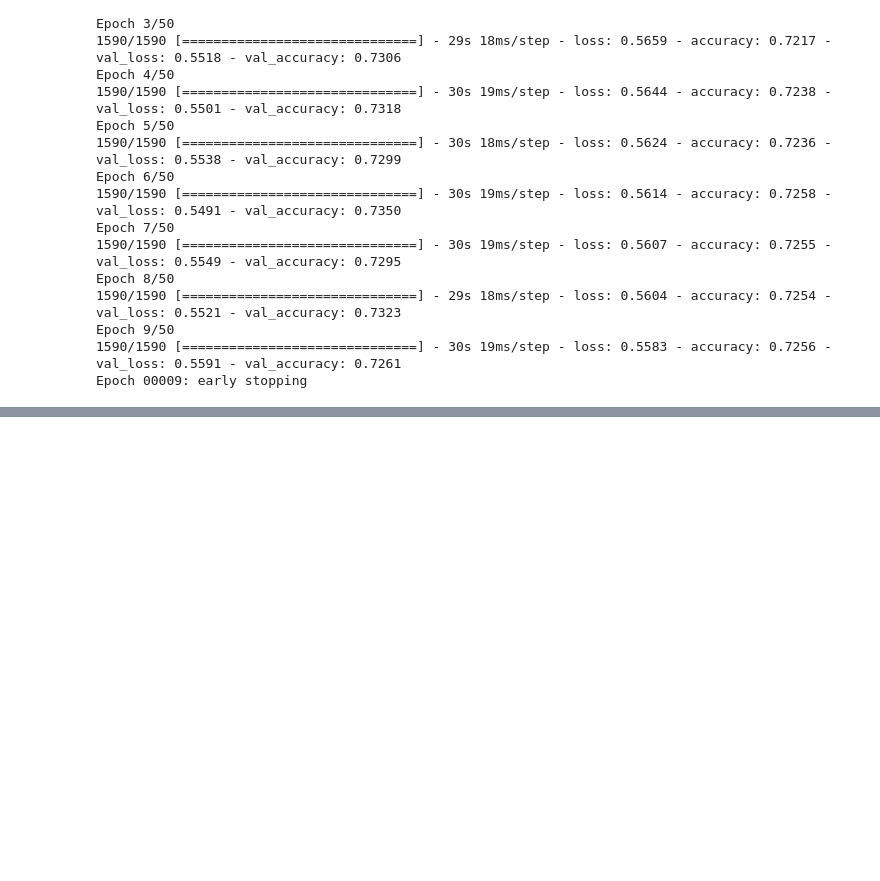
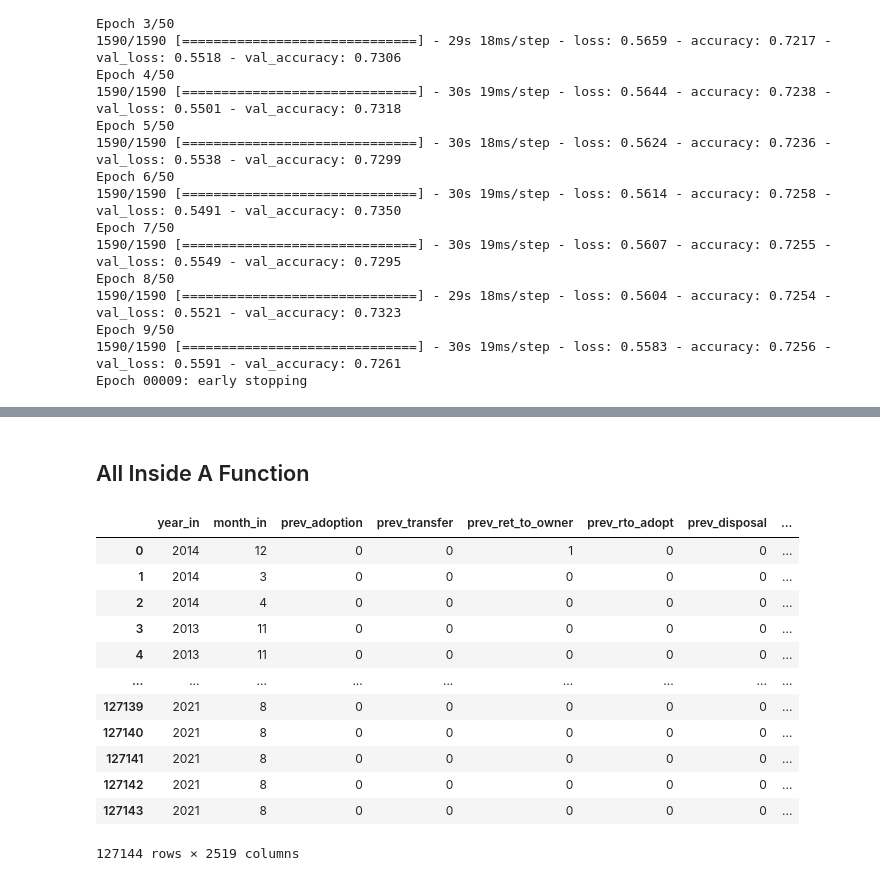
Before and after one commit to bpberry0324/animal_shelter_outcomes, a Jupyter notebook: scrap/evan_models.ipynb, the cells around one changed output, grey strips where cells are left out. Saved outputs shown, nothing was run; the diff lists cells and outputs as text; code cells hidden in the pictures; blank space fills up the shorter version.

```diff
--- a/scrap/evan_models.ipynb
+++ b/scrap/evan_models.ipynb
@@ -546,0 +644,47 @@ Epoch 00009: early stopping
+# %% [markdown]
+## All Inside A Function
+# %%
+def onehot_dataframe(df):
+  '''
+
+    Takes in a dataframe, and returns a dataframe that will be similar to the
+    get_dummies from pandas.
+    YOU MUST HAVE ONE HOT ENCODER IMPORTED FOR THIS TO WORK!
+  '''
+
+  # get our numeric columns
+  numeric = X.select_dtypes([int,float])
+
+  # get our categorical columns
+  categorical = X.select_dtypes([object])
+
+  # preserve the names of our categorical data
+  categorical_fnames = categorical.dtypes.keys() # preserve the names
+
+  # make sure you are importing one hot encoder, or this function will not work
+  enc = OneHotEncoder(drop='first',sparse=False)
+
+  # categorical is now an array of arrays
+  categorical = enc.fit_transform(categorical)
+
+  dummy_cat_names = enc.get_feature_names(categorical_fnames)
+
+  categorical_df = pd.DataFrame(categorical, columns=dummy_cat_names)
+
+  return pd.concat([numeric, categorical_df], axis=1)
+# %%
+onehot_dataframe(X)
+# %% [output]
+|  | year_in | month_in | prev_adoption | prev_transfer | prev_ret_to_owner | prev_rto_adopt | prev_disposal | ... |
+| 0 | 2014 | 12 | 0 | 0 | 1 | 0 | 0 | ... |
+| 1 | 2014 | 3 | 0 | 0 | 0 | 0 | 0 | ... |
+| 2 | 2014 | 4 | 0 | 0 | 0 | 0 | 0 | ... |
+| 3 | 2013 | 11 | 0 | 0 | 0 | 0 | 0 | ... |
+| 4 | 2013 | 11 | 0 | 0 | 0 | 0 | 0 | ... |
+| ... | ... | ... | ... | ... | ... | ... | ... | ... |
+| 127139 | 2021 | 8 | 0 | 0 | 0 | 0 | 0 | ... |
+| 127140 | 2021 | 8 | 0 | 0 | 0 | 0 | 0 | ... |
+| 127141 | 2021 | 8 | 0 | 0 | 0 | 0 | 0 | ... |
+| 127142 | 2021 | 8 | 0 | 0 | 0 | 0 | 0 | ... |
+| 127143 | 2021 | 8 | 0 | 0 | 0 | 0 | 0 | ... |
+127144 rows × 2519 columns
```
Also changed, not shown: parts of 11 cells of this notebook.
